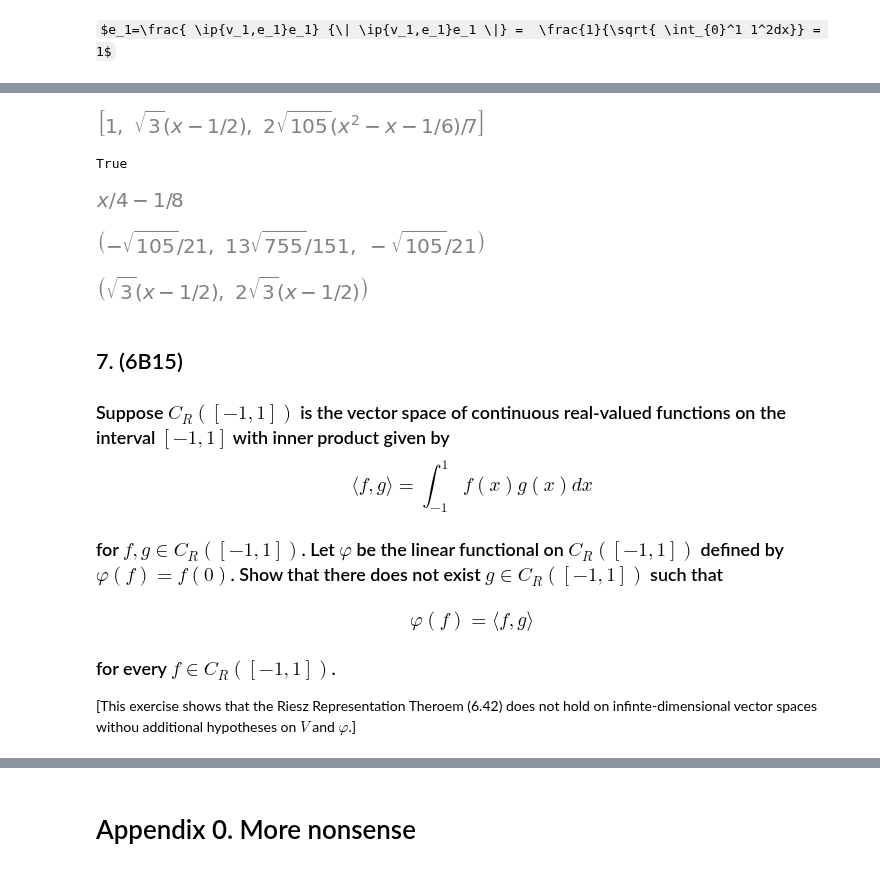
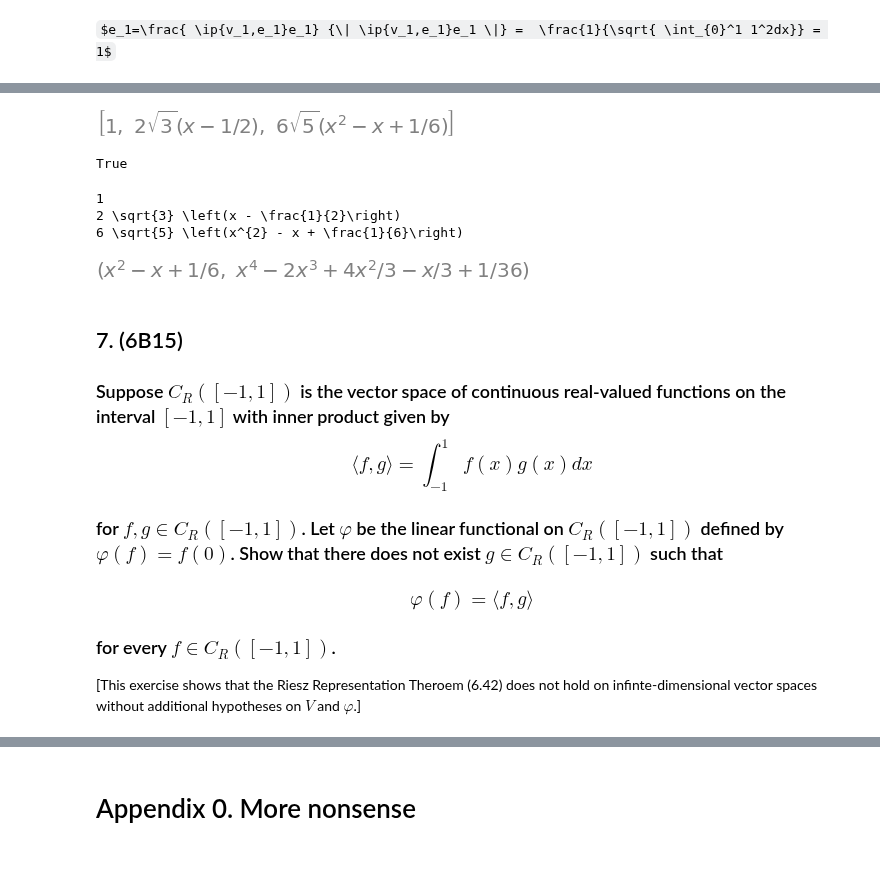
Before and after one commit to fractalclockwork/Math725, a Jupyter notebook: HW/Math725_HW6.ipynb, the cells around one changed output, grey strips where cells are left out. Cells and saved outputs as stored; diff of their text form; code cells hidden in the pictures; some formulas as TeX source.

```diff
--- a/HW/Math725_HW6.ipynb
+++ b/HW/Math725_HW6.ipynb
@@ -434,58 +436,56 @@ $\frac{3 \sqrt{10} \left(x^{2} - \frac{1}{3}\right)}{4} = \sqrt{\frac{45}{8}}\le
 # %%
 # feed the mind
 # validated with Example 6.33
 x = sym.symbols('x', real=True) #
 v1,v2,v3 = [1,x,x**2]
 lim0 = 0 # -1 For Example 6.33 and 0 for 6B5
 lim1 = 1
 
 # do it
 e1_nom = v1
-e1_denom = sym.sqrt(sym.integrate(v1**2, (x,lim0,lim1)))
+e1_denom = sym.sqrt(sym.integrate(e1_nom**2, (x,lim0,lim1)))
 e1 = e1_nom/e1_denom
 
 e2_nom = (v2 - sym.integrate(v2*e1, (x,lim0,lim1))*e1)
-e2_denom = sym.sqrt(sym.integrate(v2**2, (x,lim0,lim1)))
+e2_denom = sym.sqrt(sym.integrate(e2_nom**2, (x,lim0,lim1)))
 e2= e2_nom/e2_denom
 
 e3_nom = (v3 - sym.integrate(v3*e1, (x,lim0,lim1))*e1 - sym.integrate(v3*e2, (x,lim0,lim1))*e2)
-e3_denom = sym.sqrt(sym.integrate(e3_nom**2, (x,lim0,lim1)))
+e3_denom = sym.sqrt(sym.integrate(e3_nom**2, (x,lim0,lim1))) # why doesn't this agree
 e3 = e3_nom/e3_denom
 
 # validation cases
-e2_rashidi = 2*sym.sqrt(3)*(x-sym.Rational(1,2)) # Rashidi went wrong early on.
 e3_axler = sym.sqrt(sym.Rational(45,8)) * (x**2-sym.Rational(1,3)) # Okay
-e3_pham = sym.sqrt(105)*sym.Rational(2,7)* (x**2-x-sym.Rational(1,6)) # Pham agrees with hand calc
-e3_hand = (x**2-x-sym.Rational(1,6))/sym.sqrt(sym.Rational(7,60))
+e3_pham = sym.sqrt(105)*sym.Rational(2,7)* (x**2-x-sym.Rational(1,6)) # Pham made a mistake on the last integral
+e3_rashidi = 6*sym.sqrt(5)*(x**2-x+ sym.Rational(1,6))# Rashidi got it right
 
 if (lim0==-1):
     display([e1,e2,e3])
     display(e3==e3_axler) # checks out
 
 if (lim0==0):
-    display([e1,e2,e3_hand]) # looks good
-    display(e3_hand==e3_pham) # Pham agrees with hand calc
+    display([e1,e2,e3]) # looks good
+    display(e3==e3_rashidi) # checks out
 # %% [output]
-[figure, old version]
+[figure, new version]
 True
-# %%
-# Here is the Ingratation that differs from my hand calculations
-# Is this a bug in Sympy or is it something clever?
-sym.integrate(sym.expand(x**2 * (sym.sqrt(3)*(x-sym.Rational(1,2)))), (x,0,1)) * sym.sqrt(3)*(x-sym.Rational(1,2))
-# %% [output]
-[figure, removed]
-# %%
-e3_pham.subs(x,1), e3.subs(x,1), e3_hand.subs(x,1)
-# %% [output]
-[figure, removed]
-# %%
-e2, (x-sym.Rational(1,2))/ sym.sqrt(sym.Rational(1,12))
-# %% [output]
-[figure, removed]
+# %%
+# put on the latex gloves
+print(sym.latex(e1))
+print(sym.latex(e2))
+print(sym.latex(e3))
+# %% [output]
+1
+2 \sqrt{3} \left(x - \frac{1}{2}\right)
+6 \sqrt{5} \left(x^{2} - x + \frac{1}{6}\right)
+# %%
+e3_nom, sym.expand(e3_nom**2) # this is where Pham went wrong
+# %% [output]
+[figure, added]
 # %% [markdown]
 ## 7. (6B15)
 ### Suppose $C_R([-1,1])$ is the vector space of continuous real-valued functions on the interval $[-1,1]$ with inner product given by $$\langle f, g \rangle = \int_{-1}^1 f(x)g(x)dx$$
 ### for $f,g\in C_R([-1,1])$.  Let $\varphi$ be the linear functional on $C_R([-1,1])$ defined by $\varphi(f)=f(0)$.  Show that there does not exist $g\in C_R([-1,1])$ such that
 ### $$\varphi(f)=\langle f,g\rangle$$
 ### for every $f\in C_R([-1,1])$.
-[This exercise shows that the Riesz Representation Theroem (6.42) does not hold on infinte-dimensional vector spaces withou additional hypotheses on $V$ and $\varphi$.]
+[This exercise shows that the Riesz Representation Theroem (6.42) does not hold on infinte-dimensional vector spaces without additional hypotheses on $V$ and $\varphi$.]
```
Also changed, not shown: parts of 7 cells of this notebook.
